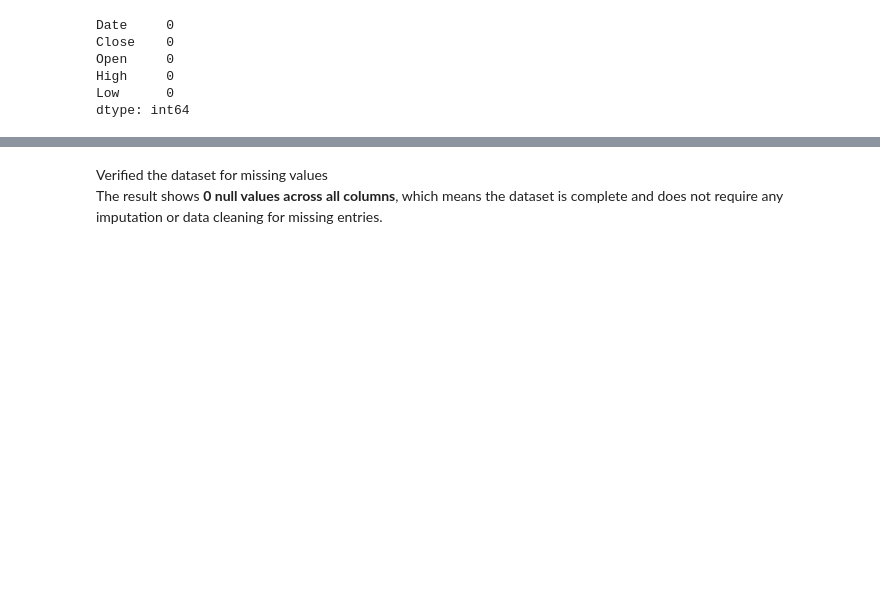
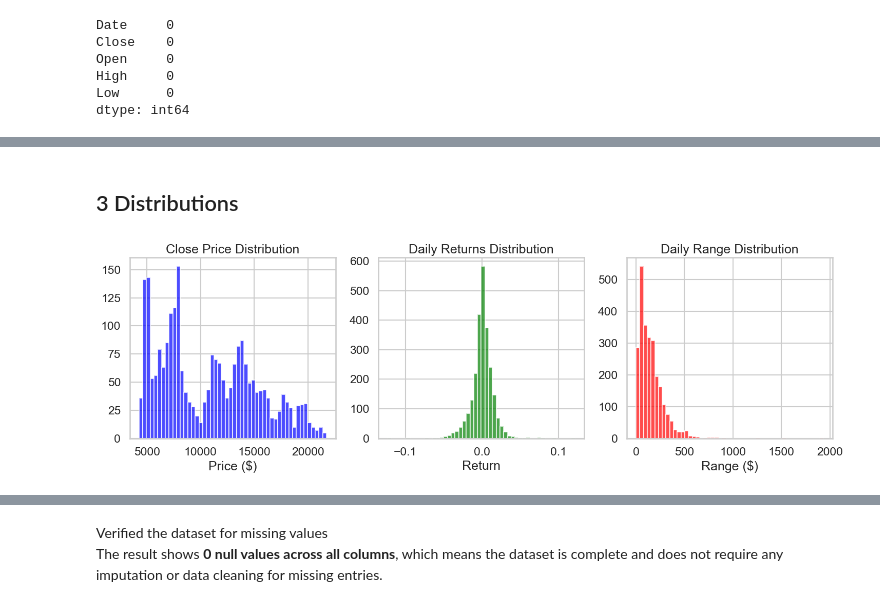
Before and after one commit to IshaPatro/bootcamp_isha_patro, a Jupyter notebook: homework/stage08_exploratory-data-analysis/src/stage08_exploratory-data-analysis_homework-starter.ipynb, the cells around one changed output, grey strips where cells are left out. Cells and saved outputs as stored; diff of their text form; code cells hidden in the pictures; blank space fills up the shorter version.

```diff
--- a/homework/stage08_exploratory-data-analysis/src/stage08_exploratory-data-analysis_homework-starter.ipynb
+++ b/homework/stage08_exploratory-data-analysis/src/stage08_exploratory-data-analysis_homework-starter.ipynb
@@ -40,0 +81,28 @@ dtype: int64
+# %% [markdown]
+## 3 Distributions
+# %%
+df['Daily_Return'] = df['Close'].pct_change()
+
+fig, axes = plt.subplots(1, 3, figsize=(15, 5))
+
+axes[0].hist(df['Close'], bins=50, alpha=0.7, color='blue')
+axes[0].set_title('Close Price Distribution')
+axes[0].set_xlabel('Price ($)')
+
+axes[1].hist(df['Daily_Return'].dropna(), bins=50, alpha=0.7, color='green')
+axes[1].set_title('Daily Returns Distribution')
+axes[1].set_xlabel('Return')
+
+if 'Volume' in df.columns:
+    axes[2].hist(df['Volume'], bins=50, alpha=0.7, color='orange')
+    axes[2].set_title('Volume Distribution')
+    axes[2].set_xlabel('Volume')
+else:
+    axes[2].hist(df['High'] - df['Low'], bins=50, alpha=0.7, color='red')
+    axes[2].set_title('Daily Range Distribution')
+    axes[2].set_xlabel('Range ($)')
+
+plt.tight_layout()
+plt.show()
+# %% [output]
+[figure, added]
```
Also changed, not shown: parts of 8 cells of this notebook.
